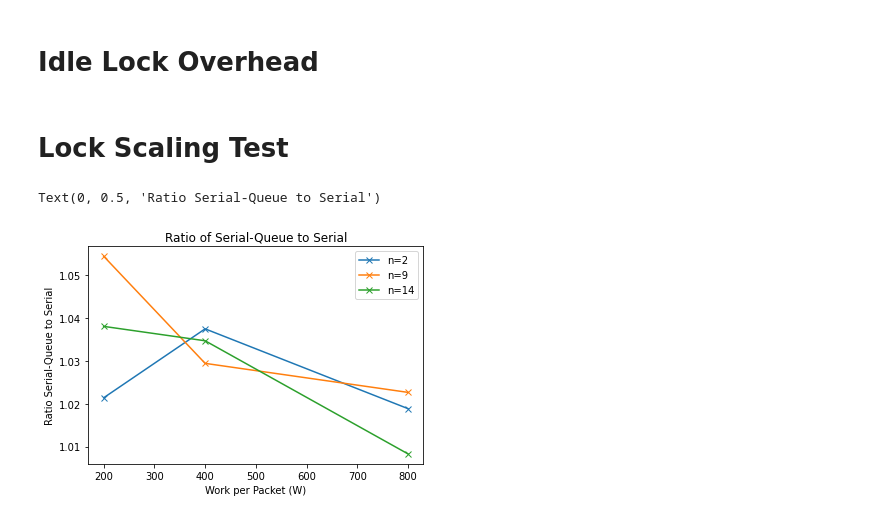
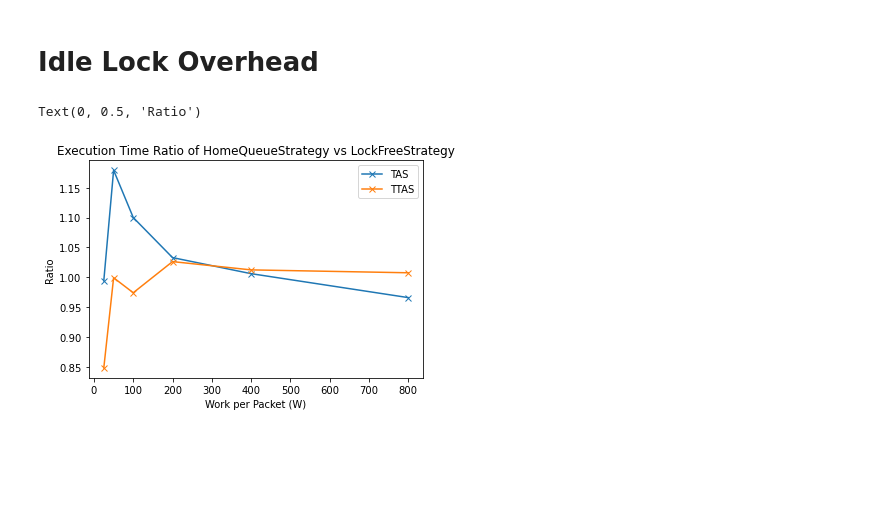
Before and after one commit to Don-Assamongkol1/parallel-hw3b, a Jupyter notebook: graphing.ipynb, the cells around one changed output. Drawn from its saved outputs; the diff is of its cells as text; code cells hidden in the pictures; blank space fills up the shorter version.

Commit message:
code for graphs

```diff
--- a/graphing.ipynb
+++ b/graphing.ipynb
@@ -10,58 +10,49 @@ LockFreeStrategyTimes = [6019.923828,
 5702.596191,
 6847.432129,
 9360.271484,
 13078.572266,
 22712.673828]
 
 HomeQueueStrategyTimes = [5985.182129,
 6724.905762,
 7532.721191,
 9669.364258,
 13158.760742,
 21942.097656]
 
+TASHomeQueueToLockFreeRatio = [HomeQueueStrategyTimes[i] / LockFreeStrategyTimes[i] for i in range(len(LockFreeStrategyTimes))]
+
 # for LockType = TTAS
 LockFreeStrategyTimes = [6920.930176,
 6588.411133,
 7248.188965,
 9404.538086,
 13028.867188,
 21856.316406]
 
 HomeQueueStrategyTimes = [5871.310059,
 6583.979004,
 7061.03418,
 9652.152344,
 13191.123047,
 22022.832031]
 
-for (n, speedup) in n_and_speedups:
-    plt.plot(W_options,
-    speedup,
-    marker='x'
-    )
+TTASHomeQueueToLockFreeRatio = [HomeQueueStrategyTimes[i] / LockFreeStrategyTimes[i] for i in range(len(LockFreeStrategyTimes))]
 
-plt.legend(["n=2", "n=9", "n=14"])
-plt.title("Ratio of Serial-Queue to Serial")
+
+plt.plot(Ws,
+TASHomeQueueToLockFreeRatio,
+marker='x'
+)
+plt.plot(Ws,
+TTASHomeQueueToLockFreeRatio,
+marker='x'
+)
+
+plt.legend(["TAS", "TTAS"])
+plt.title("Execution Time Ratio of HomeQueueStrategy vs LockFreeStrategy")
 plt.xlabel("Work per Packet (W)")
-plt.ylabel("Ratio Serial-Queue to Serial")
+plt.ylabel("Ratio")
+# %% [output]
+Text(0, 0.5, 'Ratio')
+[figure, added]
-# %% [markdown]
-# Lock Scaling Test
-# %%
-n_and_speedups = [(2, [1.0214132762312635, 1.0375265518055228, 1.0188724897169128]),
-(9, [1.0545000693385107, 1.0294601260619347, 1.0226763348714567]),
-(14, [1.0381062355658197, 1.0347400926402472, 1.0082931055823738])]
-
-for (n, speedup) in n_and_speedups:
-    plt.plot(W_options,
-    speedup,
-    marker='x'
-    )
-
-plt.legend(["n=2", "n=9", "n=14"])
-plt.title("Ratio of Serial-Queue to Serial")
-plt.xlabel("Work per Packet (W)")
-plt.ylabel("Ratio Serial-Queue to Serial")
-# %% [output]
-Text(0, 0.5, 'Ratio Serial-Queue to Serial')
-[figure, removed]
```
Also changed, not shown: parts of 12 cells of this notebook.
